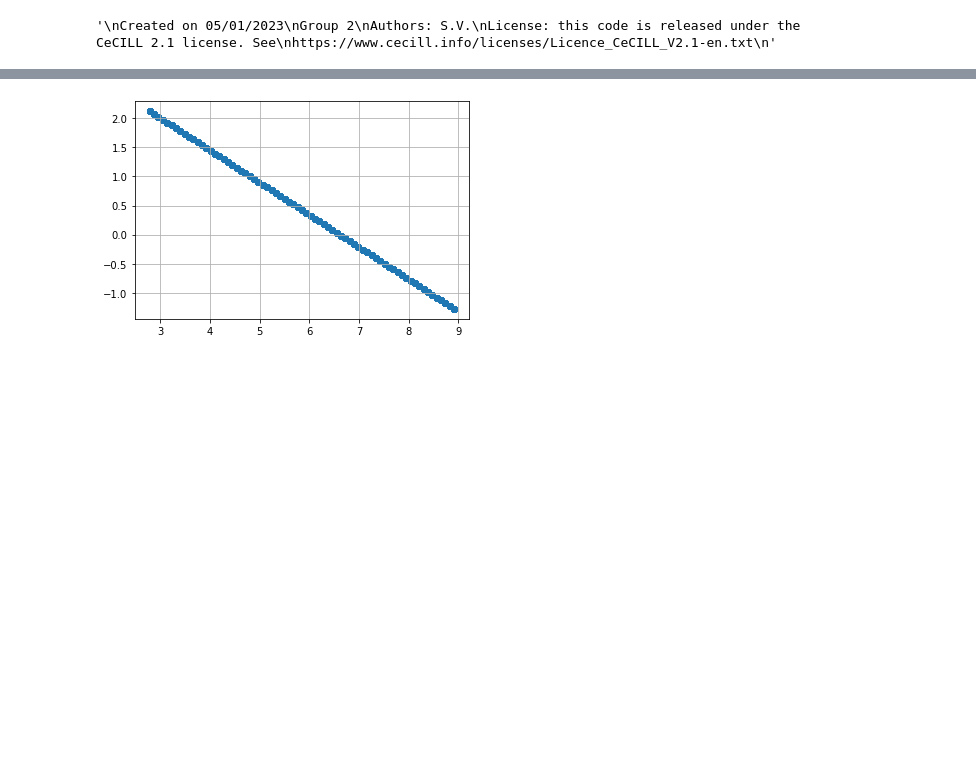
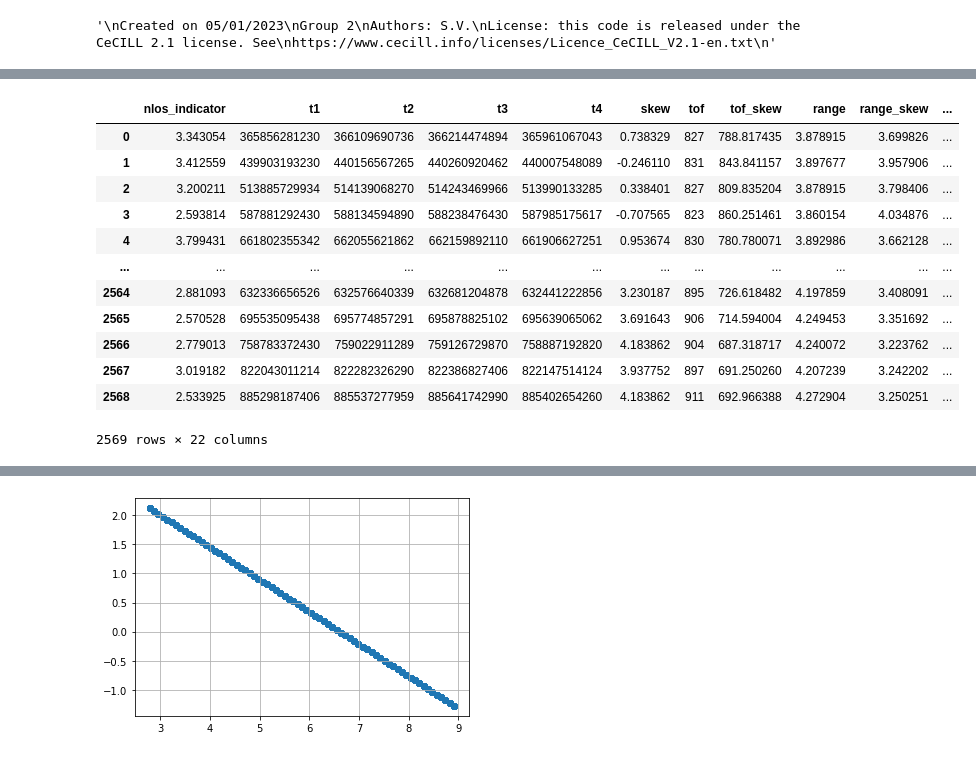
Before and after one commit to maylin007/PIP-G2, a Jupyter notebook: g2_machine_learning_linear_regression_Salome.ipynb, the cells around one changed output, grey strips where cells are left out. Saved outputs shown, nothing was run; the diff lists cells and outputs as text; code cells hidden in the pictures; blank space fills up the shorter version.

```diff
--- a/g2_machine_learning_linear_regression_Salome.ipynb
+++ b/g2_machine_learning_linear_regression_Salome.ipynb
@@ -38,0 +28,17 @@ data
+# %%
+train = pd.read_csv("train_v1.csv")
+train
+# %% [output]
+|  | nlos_indicator | t1 | t2 | t3 | t4 | skew | tof | tof_skew | range | range_skew | ... |
+| 0 | 3.343054 | 365856281230 | 366109690736 | 366214474894 | 365961067043 | 0.738329 | 827 | 788.817435 | 3.878915 | 3.699826 | ... |
+| 1 | 3.412559 | 439903193230 | 440156567265 | 440260920462 | 440007548089 | -0.246110 | 831 | 843.841157 | 3.897677 | 3.957906 | ... |
+| 2 | 3.200211 | 513885729934 | 514139068270 | 514243469966 | 513990133285 | 0.338401 | 827 | 809.835204 | 3.878915 | 3.798406 | ... |
+| 3 | 2.593814 | 587881292430 | 588134594890 | 588238476430 | 587985175617 | -0.707565 | 823 | 860.251461 | 3.860154 | 4.034876 | ... |
+| 4 | 3.799431 | 661802355342 | 662055621862 | 662159892110 | 661906627251 | 0.953674 | 830 | 780.780071 | 3.892986 | 3.662128 | ... |
+| ... | ... | ... | ... | ... | ... | ... | ... | ... | ... | ... | ... |
+| 2564 | 2.881093 | 632336656526 | 632576640339 | 632681204878 | 632441222856 | 3.230187 | 895 | 726.618482 | 4.197859 | 3.408091 | ... |
+| 2565 | 2.570528 | 695535095438 | 695774857291 | 695878825102 | 695639065062 | 3.691643 | 906 | 714.594004 | 4.249453 | 3.351692 | ... |
+| 2566 | 2.779013 | 758783372430 | 759022911289 | 759126729870 | 758887192820 | 4.183862 | 904 | 687.318717 | 4.240072 | 3.223762 | ... |
+| 2567 | 3.019182 | 822043011214 | 822282326290 | 822386827406 | 822147514124 | 3.937752 | 897 | 691.250260 | 4.207239 | 3.242202 | ... |
+| 2568 | 2.533925 | 885298187406 | 885537277959 | 885641742990 | 885402654260 | 4.183862 | 911 | 692.966388 | 4.272904 | 3.250251 | ... |
+2569 rows × 22 columns
```
Also changed, not shown: parts of 34 cells of this notebook.
